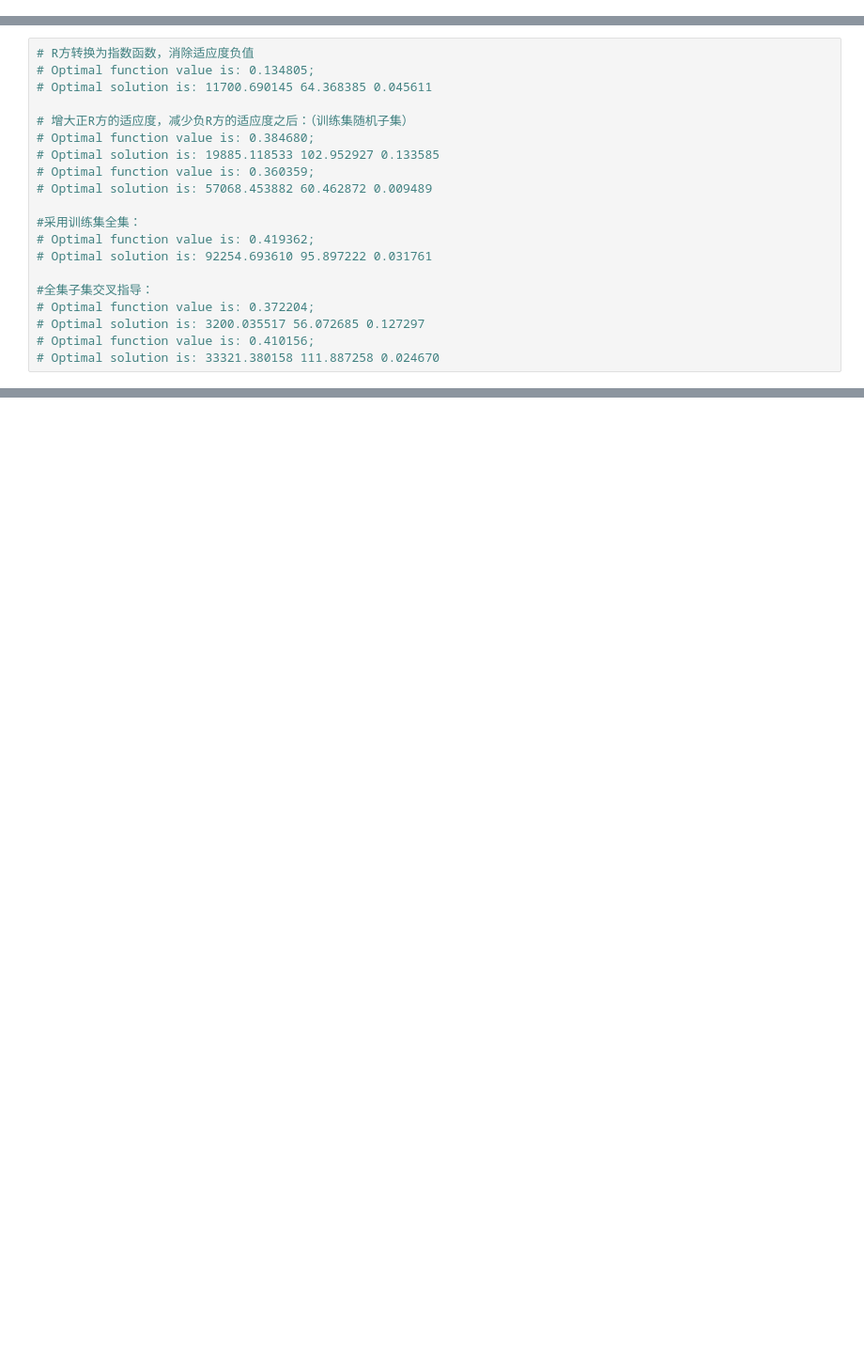
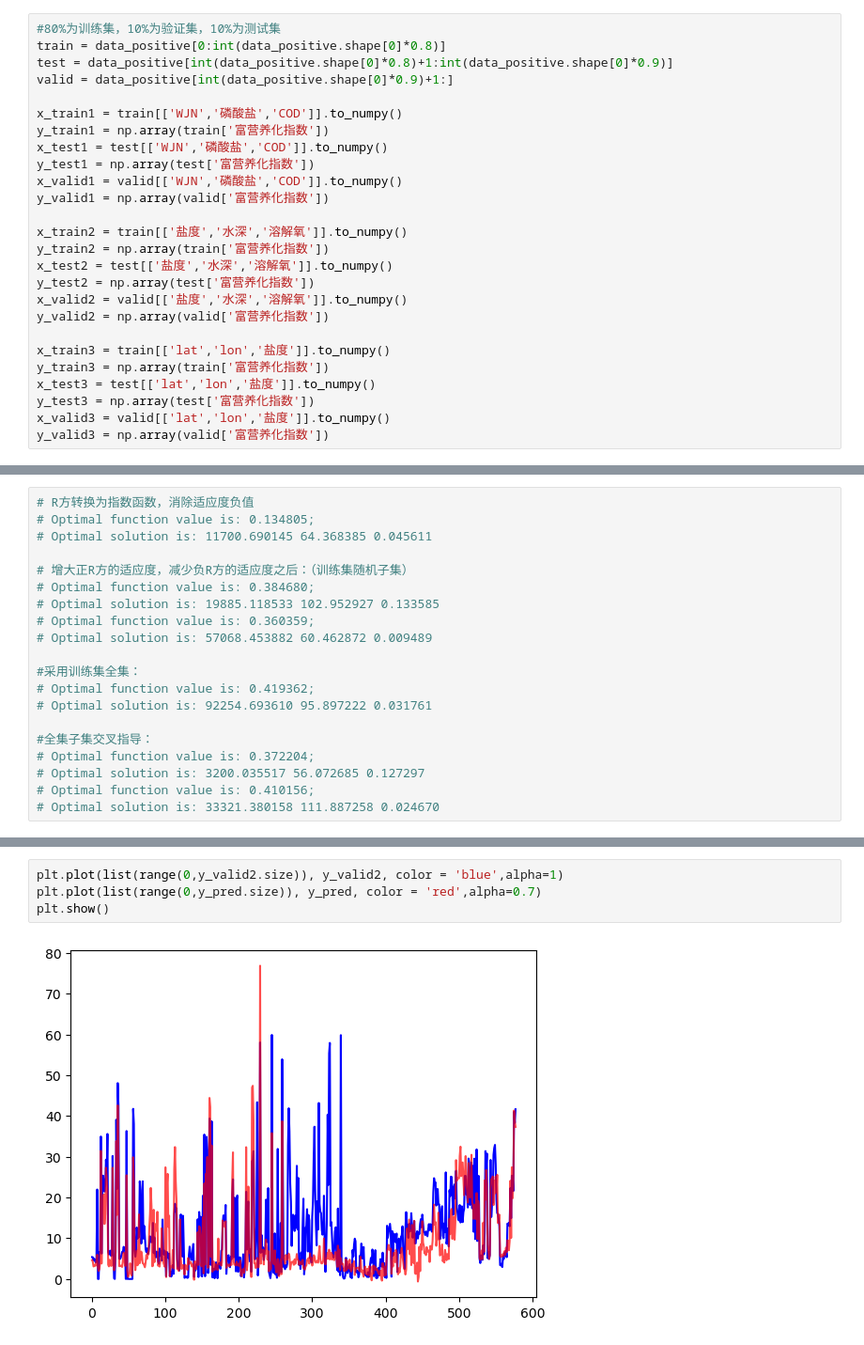
Before and after one commit to Pluto-Nemo/GTCNNWR_Learning, a Jupyter notebook: SVM/SVR.ipynb, the cells around one changed output, grey strips where cells are left out. Shown: that part at 94% size. Drawn from its saved outputs; the diff is of its cells as text; blank space fills up the shorter version.

```diff
--- a/SVM/SVR.ipynb
+++ b/SVM/SVR.ipynb
@@ -69,2 +45,28 @@ y_test = np.array(test['富营养化指数'])
+# %%
+#80%为训练集，10%为验证集，10%为测试集
+train = data_positive[0:int(data_positive.shape[0]*0.8)]
+test = data_positive[int(data_positive.shape[0]*0.8)+1:int(data_positive.shape[0]*0.9)]
+valid = data_positive[int(data_positive.shape[0]*0.9)+1:]
+
+x_train1 = train[['WJN','磷酸盐','COD']].to_numpy()
+y_train1 = np.array(train['富营养化指数'])
+x_test1 = test[['WJN','磷酸盐','COD']].to_numpy()
+y_test1 = np.array(test['富营养化指数'])
+x_valid1 = valid[['WJN','磷酸盐','COD']].to_numpy()
+y_valid1 = np.array(valid['富营养化指数'])
+
+x_train2 = train[['盐度','水深','溶解氧']].to_numpy()
+y_train2 = np.array(train['富营养化指数'])
+x_test2 = test[['盐度','水深','溶解氧']].to_numpy()
+y_test2 = np.array(test['富营养化指数'])
+x_valid2 = valid[['盐度','水深','溶解氧']].to_numpy()
+y_valid2 = np.array(valid['富营养化指数'])
+
+x_train3 = train[['lat','lon','盐度']].to_numpy()
+y_train3 = np.array(train['富营养化指数'])
+x_test3 = test[['lat','lon','盐度']].to_numpy()
+y_test3 = np.array(test['富营养化指数'])
+x_valid3 = valid[['lat','lon','盐度']].to_numpy()
+y_valid3 = np.array(valid['富营养化指数'])
 # %%
 k = 0
@@ -379,0 +385,6 @@ plt.show()
+# %%
+plt.plot(list(range(0,y_valid2.size)), y_valid2, color = 'blue',alpha=1)
+plt.plot(list(range(0,y_pred.size)), y_pred, color = 'red',alpha=0.7)
+plt.show()
+# %% [output]
+[figure, added]
```
Also changed, not shown: parts of 9 cells of this notebook.
